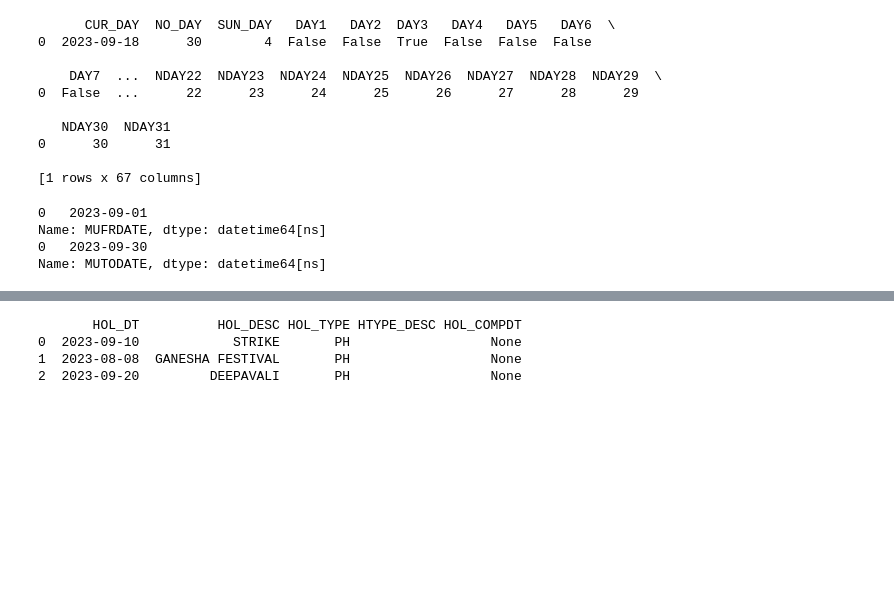
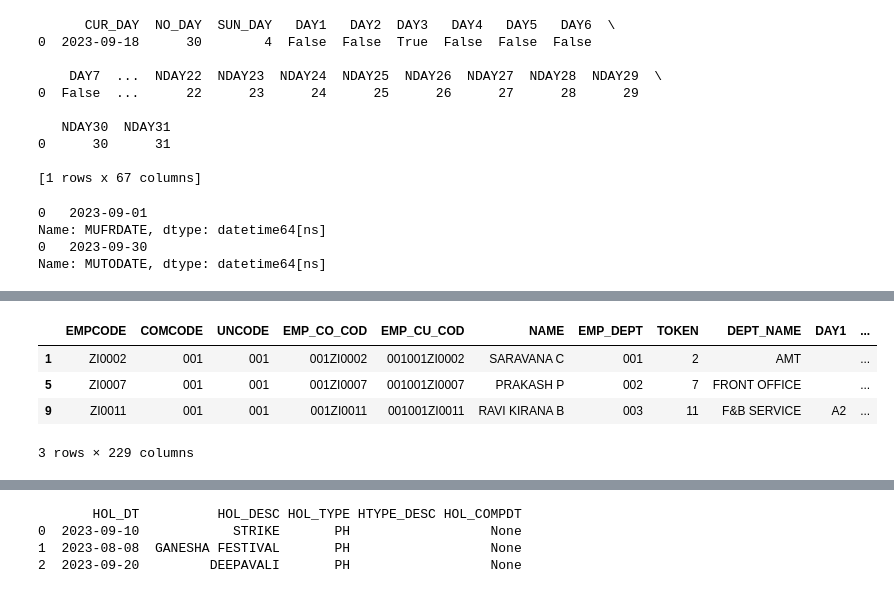
Before and after one commit to RakshithManjunath/VFPPython, a Jupyter notebook: payroll.ipynb, the cells around one changed output, grey strips where cells are left out. Drawn from its saved outputs; the diff is of its cells as text; code cells hidden in the pictures; blank space fills up the shorter version.

```diff
--- a/payroll.ipynb
+++ b/payroll.ipynb
@@ -69,0 +111,14 @@ Name: MUTODATE, dtype: datetime64[ns]
+# %%
+muster_df['DATE_LEAVE'] = pd.to_datetime(muster_df['DATE_LEAVE'])
+
+mask = (muster_df['DATE_LEAVE'] >= start_date.min()) & (muster_df['DATE_LEAVE'] <= end_date.max())
+filtered_muster_df = muster_df.loc[mask]
+filtered_muster_df
+
+# muster_df[muster_df['DATE_LEAVE'].notna()]['DEL']
+# %% [output]
+|  | EMPCODE | COMCODE | UNCODE | EMP_CO_COD | EMP_CU_COD | NAME | EMP_DEPT | TOKEN | DEPT_NAME | DAY1 | ... |
+| 1 | ZI0002 | 001 | 001 | 001ZI0002 | 001001ZI0002 | SARAVANA C | 001 | 2 | AMT |  | ... |
+| 5 | ZI0007 | 001 | 001 | 001ZI0007 | 001001ZI0007 | PRAKASH P | 002 | 7 | FRONT OFFICE |  | ... |
+| 9 | ZI0011 | 001 | 001 | 001ZI0011 | 001001ZI0011 | RAVI KIRANA B | 003 | 11 | F&B SERVICE | A2 | ... |
+3 rows × 229 columns
```
Also changed, not shown: parts of 5 cells of this notebook, 1 other file.
